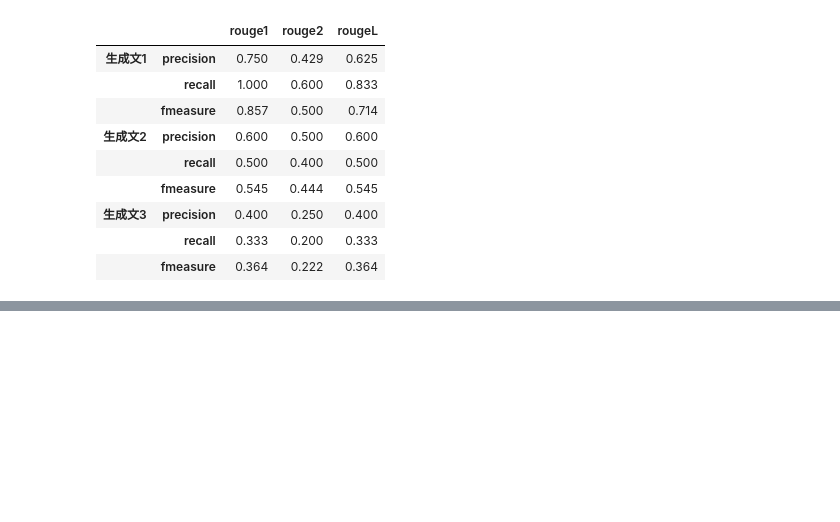
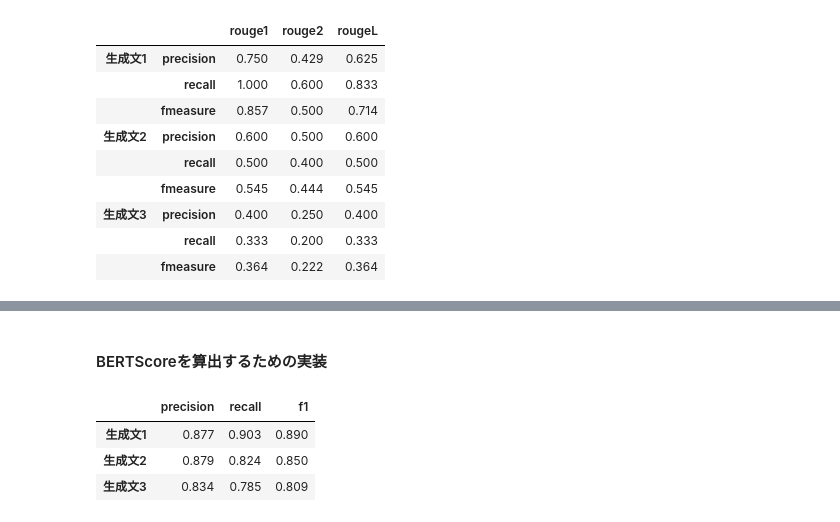
Before and after one commit to SY-256/llm-book, a Jupyter notebook: notebook/chapter7.ipynb, the cells around one changed output, grey strips where cells are left out. Saved outputs shown, nothing was run; the diff lists cells and outputs as text; code cells hidden in the pictures; blank space fills up the shorter version.

```diff
--- a/notebook/chapter7.ipynb
+++ b/notebook/chapter7.ipynb
@@ -251,0 +300,39 @@ display(pd.concat(df_list, keys=rouge_results.keys(), axis=1).T)
+# %% [markdown]
+#### BERTScoreを算出するための実装
+# %%
+def compute_bertscore(
+    predictions: list[str],
+    references: list[str]
+) -> dict[str, float]:
+    """BERTScoreを算出"""
+    # BERTScoreをロードする
+    bertscore = load_metric("bertscore")
+    # 文字列を評価対象に加える
+    bertscore.add_batch(
+        predictions=predictions,
+        references=references
+    )
+    # BERTScoreを計算
+    results = bertscore.compute(lang="ja")
+    return {
+        k: sum(v) / len(v)
+        for k,v in results.items()
+        if k != "hashcode"
+    }
+
+# BERTScoreを算出した結果を表示する
+bertscore_results = {
+    "生成文1": compute_bertscore([prediction1], [reference]),
+    "生成文2": compute_bertscore([prediction2], [reference]),
+    "生成文3": compute_bertscore([prediction3], [reference]),
+}
+df_list = [
+    pd.DataFrame.from_dict(bertscore_results[k], orient="index")[0]
+    for k in bertscore_results.keys()
+]
+display(pd.concat(df_list, keys=bertscore_results.keys(), axis=1).T)
+# %% [output]
+|  | precision | recall | f1 |
+| 生成文1 | 0.877 | 0.903 | 0.890 |
+| 生成文2 | 0.879 | 0.824 | 0.850 |
+| 生成文3 | 0.834 | 0.785 | 0.809 |
```
Also changed, not shown: parts of 5 cells of this notebook.
